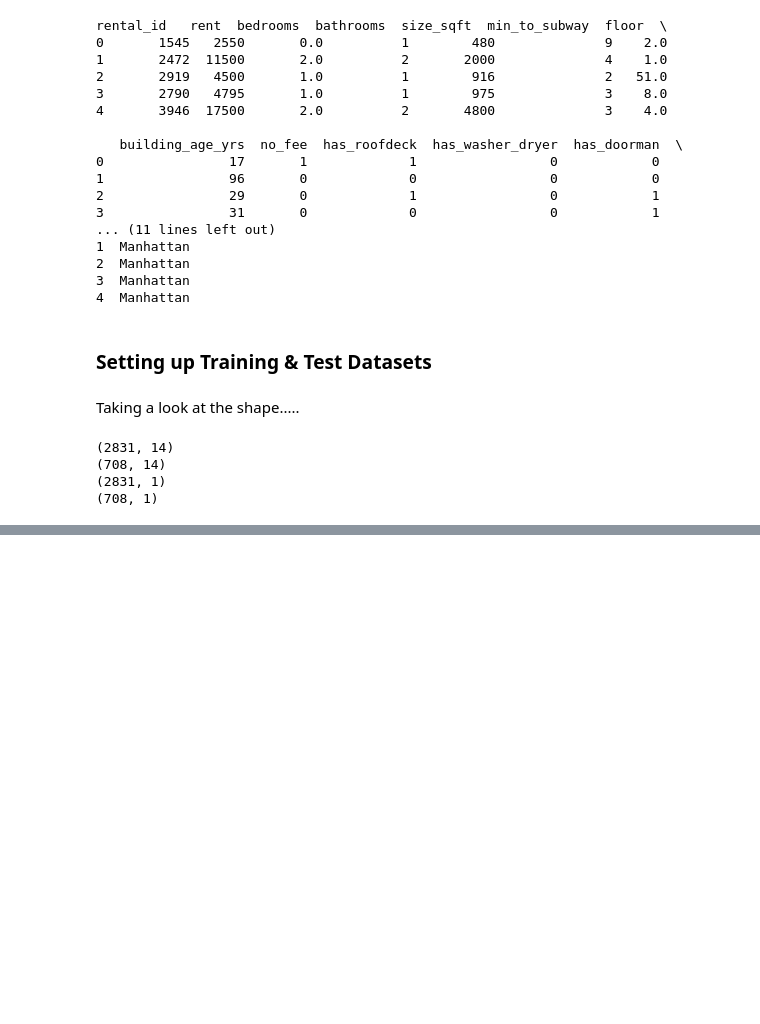
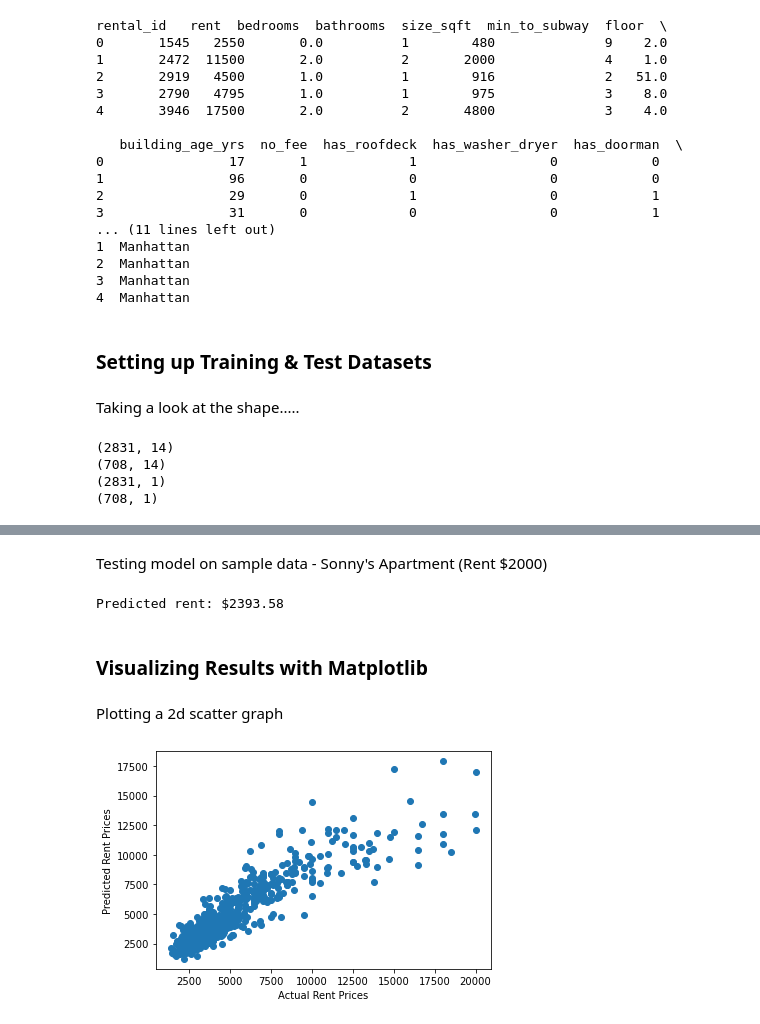
Before and after one commit to mannb986/street_easy, a Jupyter notebook: street_easy.ipynb, the cells around one changed output, grey strips where cells are left out. Cells and saved outputs as stored; diff of their text form; code cells hidden in the pictures; blank space fills up the shorter version.

Commit message:
Added regression model and 2D scatter plot

```diff
--- a/street_easy.ipynb
+++ b/street_easy.ipynb
@@ -61,0 +64,32 @@ print(y_test.shape)
+# %%
+from sklearn.linear_model import LinearRegression
+
+mlr = LinearRegression()
+mlr.fit(x_train, y_train)
+
+y_predict = mlr.predict(x_test)
+# %% [markdown]
+Testing model on sample data - Sonny's Apartment (Rent $2000)
+# %%
+sonny_apartment = [[1, 1, 620, 16, 1, 98, 1, 0, 1, 0, 0, 1, 1, 0]]
+
+predict = mlr.predict(sonny_apartment)
+
+print("Predicted rent: $%.2f" % predict)
+# %% [output]
+Predicted rent: $2393.58
+# %% [markdown]
+### Visualizing Results with Matplotlib
+# %% [markdown]
+Plotting a 2d scatter graph
+# %%
+import matplotlib.pyplot as plt
+
+plt.scatter(y_test, y_predict)
+
+plt.xlabel('Actual Rent Prices')
+plt.ylabel('Predicted Rent Prices')
+
+plt.show()
+# %% [output]
+[figure, added]
```
Also changed, not shown: parts of 1 cell of this notebook.
